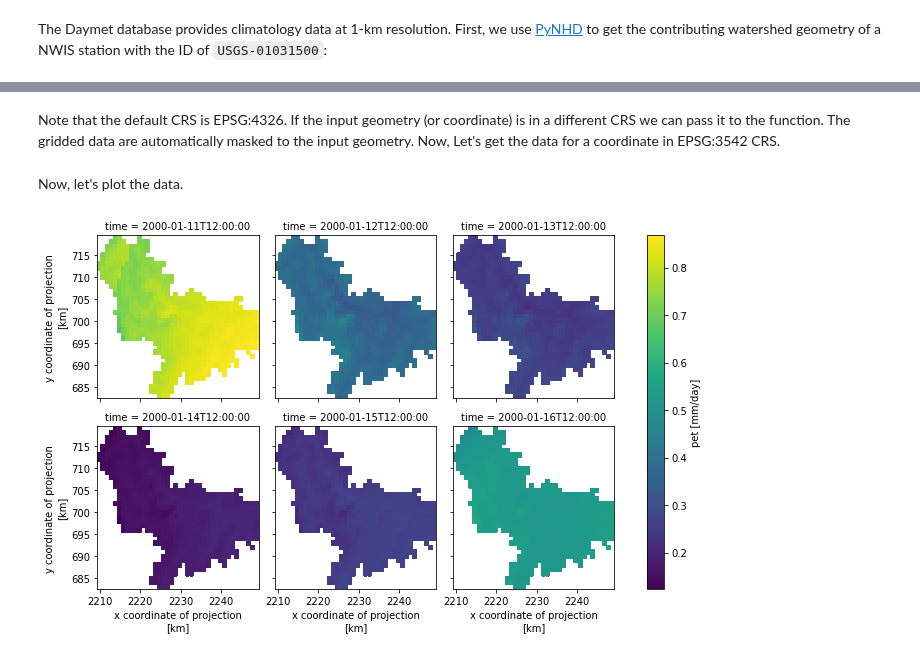
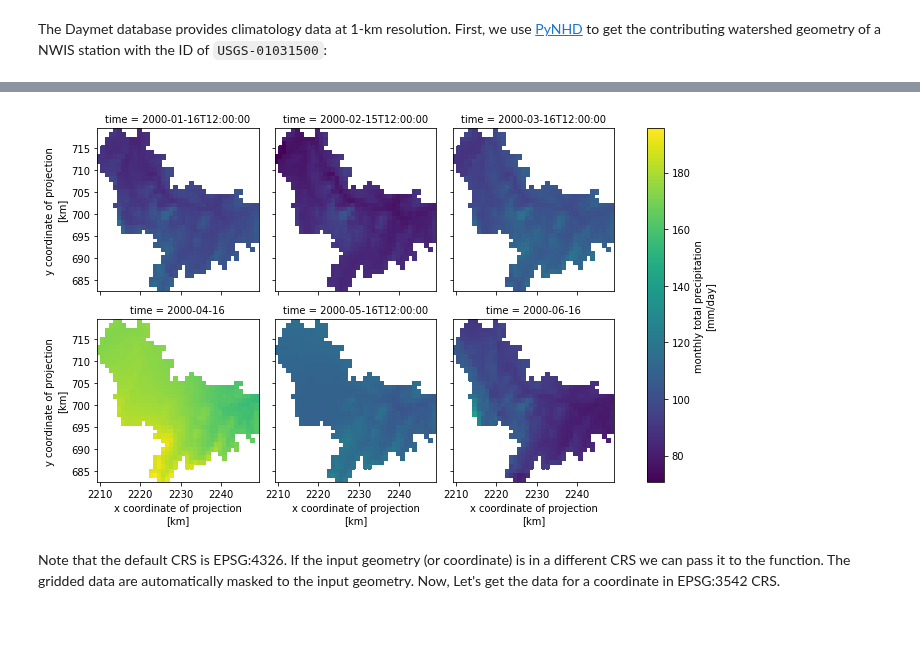
Before and after one commit to hyriver/pygeohydro, a Jupyter notebook: docs/examples/daymet.ipynb, the cells around one changed output, grey strips where cells are left out. Saved outputs shown, nothing was run; the diff lists cells and outputs as text; code cells hidden in the pictures; blank space fills up the shorter version.

```diff
--- a/docs/examples/daymet.ipynb
+++ b/docs/examples/daymet.ipynb
@@ -26,3 +28,8 @@ clm_g = daymet.get_bygeom(
+# %%
+ax = monthly.prcp.plot(x="x", y="y", row="time", col_wrap=3)
+ax.fig.savefig("../_static/daymet_grid.png", dpi=100, bbox_inches="tight");
+# %% [output]
+[figure, added]
 # %% [markdown]
 Note that the default CRS is EPSG:4326. If the input geometry (or coordinate) is in a different CRS we can pass it to the function. The gridded data are automatically masked to the input geometry. Now, Let's get the data for a coordinate in EPSG:3542 CRS.
 # %%
@@ -32,7 +42 @@ clm_p = daymet.get_byloc(coords, 2001, crs=crs, variables=variables, pet=True)
-# %% [markdown]
-Now, let's plot the data.
-# %%
-clm_g.isel(time=slice(10, 16)).pet.plot(x="x", y="y", row="time", col_wrap=3);
-# %% [output]
-[figure, removed]
 # %%
```
Also changed, not shown: parts of 11 cells of this notebook, 7 other files.
